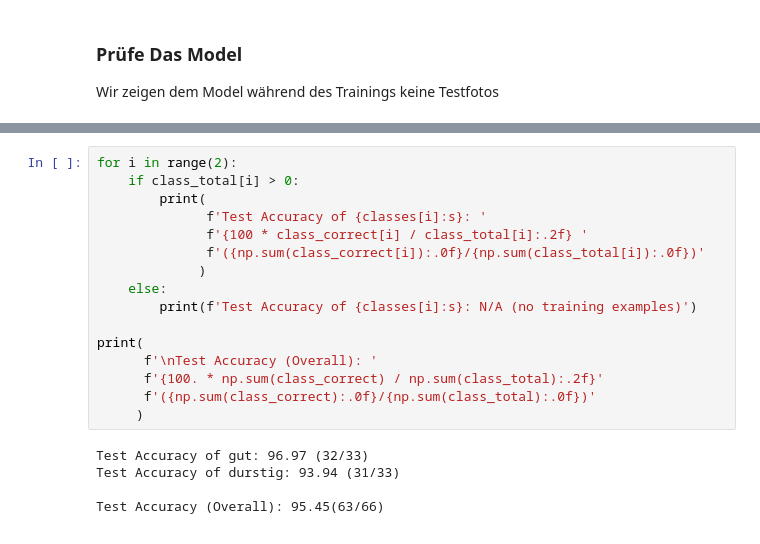
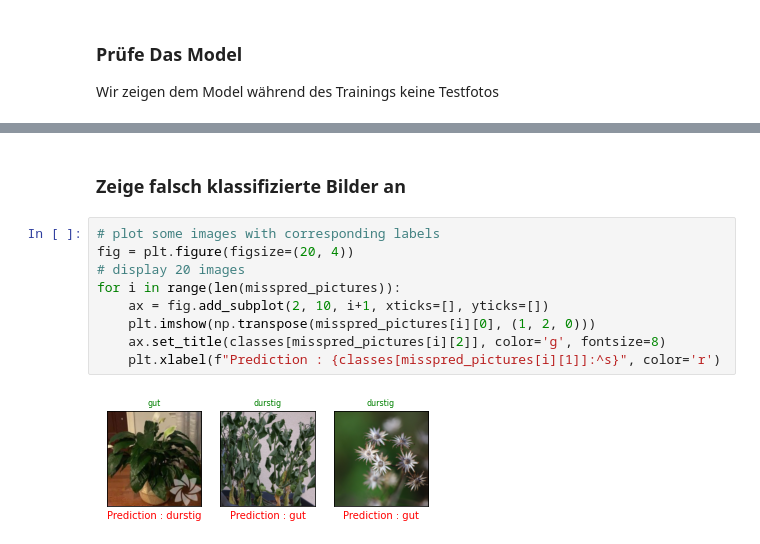
Before and after one commit to coder52/Deep-Automatic-Plant-Irrigation, a Jupyter notebook: Deep Automated Plant Irrigation.ipynb, the cells around one changed output, grey strips where cells are left out. Saved outputs shown, nothing was run; the diff lists cells and outputs as text.

```diff
--- a/Deep Automated Plant Irrigation.ipynb
+++ b/Deep Automated Plant Irrigation.ipynb
@@ -296,21 +309,13 @@ Test Accuracy (Overall): 95% (63/66)
-# %%
-for i in range(2):
-    if class_total[i] > 0:
-        print(
-              f'Test Accuracy of {classes[i]:s}: '
-              f'{100 * class_correct[i] / class_total[i]:.2f} '
-              f'({np.sum(class_correct[i]):.0f}/{np.sum(class_total[i]):.0f})'
-             )
-    else:
-        print(f'Test Accuracy of {classes[i]:s}: N/A (no training examples)')
-
-print(
-      f'\nTest Accuracy (Overall): '
-      f'{100. * np.sum(class_correct) / np.sum(class_total):.2f}'
-      f'({np.sum(class_correct):.0f}/{np.sum(class_total):.0f})'
-     )
-# %% [output]
-Test Accuracy of gut: 96.97 (32/33)
-Test Accuracy of durstig: 93.94 (31/33)
-
-Test Accuracy (Overall): 95.45(63/66)
+# %% [markdown]
+### Zeige falsch klassifizierte Bilder an
+# %%
+# plot some images with corresponding labels
+fig = plt.figure(figsize=(20, 4))
+# display 20 images
+for i in range(len(misspred_pictures)):
+    ax = fig.add_subplot(2, 10, i+1, xticks=[], yticks=[])
+    plt.imshow(np.transpose(misspred_pictures[i][0], (1, 2, 0)))
+    ax.set_title(classes[misspred_pictures[i][2]], color='g', fontsize=8)
+    plt.xlabel(f"Prediction : {classes[misspred_pictures[i][1]]:^s}", color='r')
+# %% [output]
+[figure, added]
```
Also changed, not shown: parts of 4 cells of this notebook.
